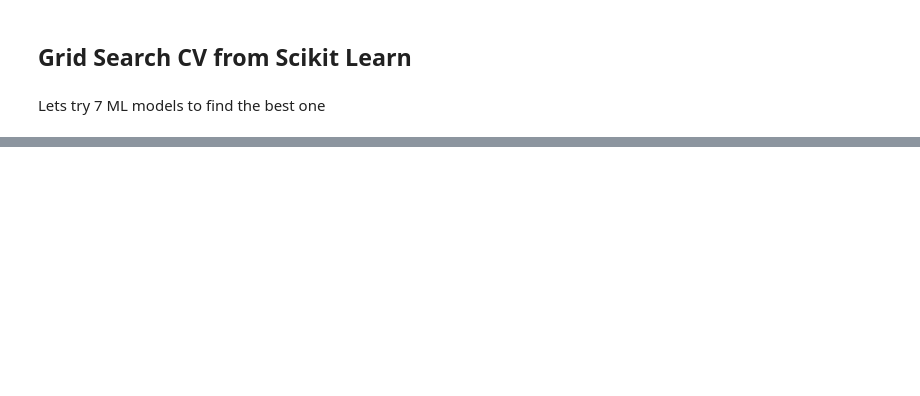
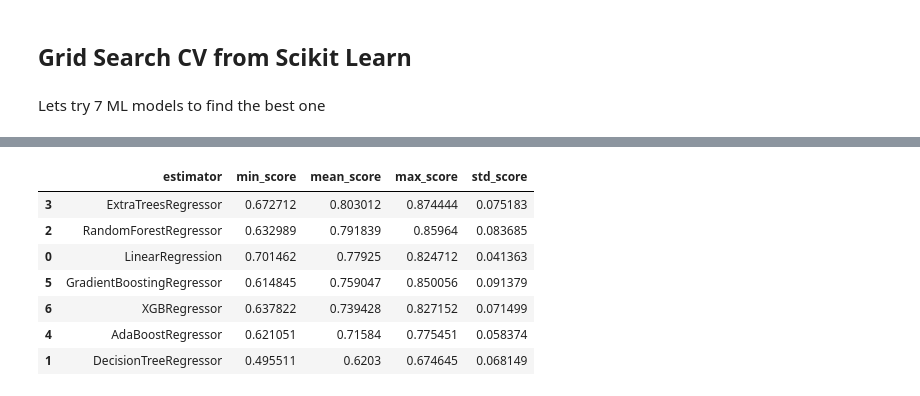
Before and after one commit to James-Burch/PP5-ML-PROJECT, a Jupyter notebook: jupyter_notebooks/5.Modeling and Evaluation - Predict House Price.ipynb, the cells around one changed output, grey strips where cells are left out. Cells and saved outputs as stored; diff of their text form; code cells hidden in the pictures; blank space fills up the shorter version.

Commit message:
Resolve errors and display Grid Search CV summary

```diff
--- a/jupyter_notebooks/5.Modeling and Evaluation - Predict House Price.ipynb
+++ b/jupyter_notebooks/5.Modeling and Evaluation - Predict House Price.ipynb
@@ -99,9 +151,9 @@ from sklearn.ensemble import ExtraTreesRegressor
 def PipelineOptimization(dic, numeric_vars, model):
 
       pipeline = Pipeline([
-            ('drop_features', DropFeatures(features_to_drop = ['EnclosedPorch', 'WoodDeckSF'])),
+            # ('drop_features', DropFeatures(features_to_drop = ['EnclosedPorch', 'WoodDeckSF'])),
 
-            ('custom_encoder', MyCustomEncoder(variables=['BsmtExposure', 'BsmtFinType1', 'GarageFinish', 'KitchenQual'], dic=dic)),
+            # ('custom_encoder', MyCustomEncoder(variables=['BsmtExposure', 'BsmtFinType1', 'GarageFinish', 'KitchenQual'], dic=dic)),
 
             ('median_imputer',  MeanMedianImputer(imputation_method='median', variables=numeric_vars)),
 
@@ -167,11 +241,11 @@ class HyperparameterOptimizationSearch:
             for p, s in zip(params,all_scores):
                 rows.append((row(k, s, p)))
 
-        df_transformed = pd.concat(rows, axis=1).T.sort_values([sort_by], ascending=False)
+        df = pd.concat(rows, axis=1).T.sort_values([sort_by], ascending=False)
 
         columns = ['estimator', 'min_score', 'mean_score', 'max_score', 'std_score']
         columns = columns + [c for c in df.columns if c not in columns]
 
-        return df_tranformed[columns], self.grid_searches
+        return df[columns], self.grid_searches
 # %%
 print(df.isna().sum())
@@ -195,6 +315,7 @@ print(df.isna().sum())
 Lets try 7 ML models to find the best one
 # %%
 models_quick_search = {
+    "LinearRegression": LinearRegression(),
     "DecisionTreeRegressor": DecisionTreeRegressor(random_state=0),
     "RandomForestRegressor": RandomForestRegressor(random_state=0),
     "ExtraTreesRegressor": ExtraTreesRegressor(random_state=0),
@@ -204,6 +325,7 @@ models_quick_search = {
 }
 
 params_quick_search = {
+    "LinearRegression": {},
     "DecisionTreeRegressor": {},
     "RandomForestRegressor": {},
     "ExtraTreesRegressor": {},
@@ -223,0 +389,12 @@ search.fit(X_train, y_train, scoring='r2', n_jobs=-1, cv=5)
+# %%
+grid_search_summary, grid_search_pipelines = search.score_summary(sort_by='mean_score')
+grid_search_summary
+# %% [output]
+|  | estimator | min_score | mean_score | max_score | std_score |
+| 3 | ExtraTreesRegressor | 0.672712 | 0.803012 | 0.874444 | 0.075183 |
+| 2 | RandomForestRegressor | 0.632989 | 0.791839 | 0.85964 | 0.083685 |
+| 0 | LinearRegression | 0.701462 | 0.77925 | 0.824712 | 0.041363 |
+| 5 | GradientBoostingRegressor | 0.614845 | 0.759047 | 0.850056 | 0.091379 |
+| 6 | XGBRegressor | 0.637822 | 0.739428 | 0.827152 | 0.071499 |
+| 4 | AdaBoostRegressor | 0.621051 | 0.71584 | 0.775451 | 0.058374 |
+| 1 | DecisionTreeRegressor | 0.495511 | 0.6203 | 0.674645 | 0.068149 |
```
Also changed, not shown: parts of 15 cells of this notebook, 1 other file.
